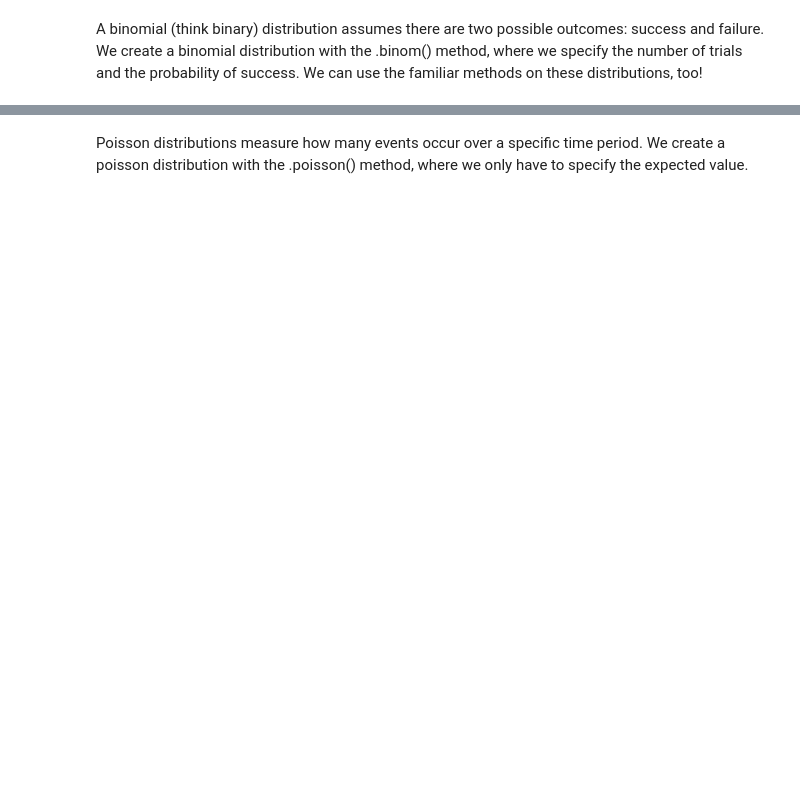
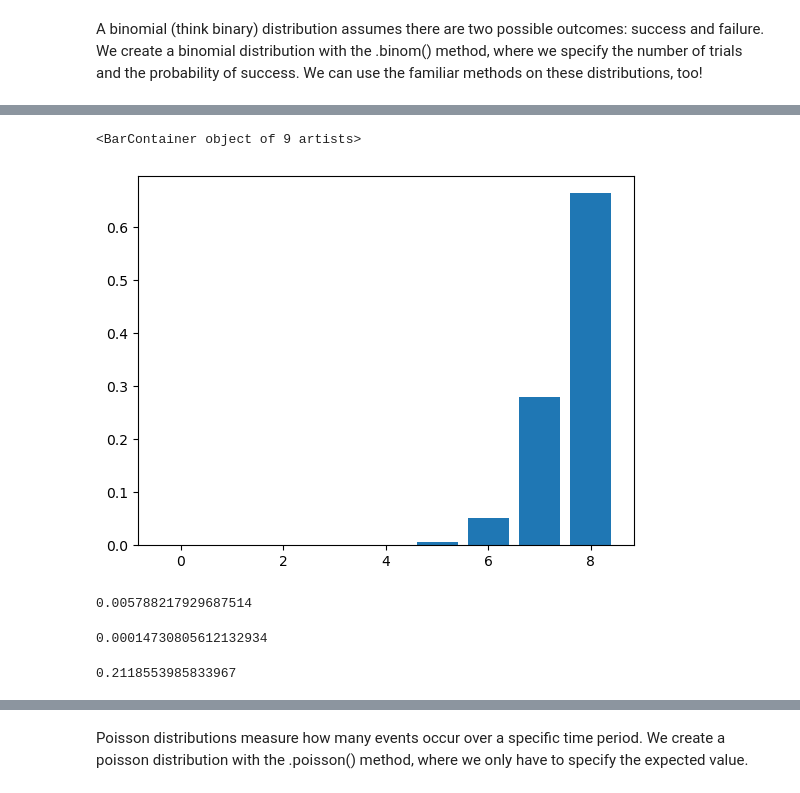
Before and after one commit to Msalazar2/statistics-exercises, a Jupyter notebook: distributions_lesson.ipynb, the cells around one changed output, grey strips where cells are left out. Drawn from its saved outputs; the diff is of its cells as text; code cells hidden in the pictures; blank space fills up the shorter version.

```diff
--- a/distributions_lesson.ipynb
+++ b/distributions_lesson.ipynb
@@ -66,0 +88,3 @@ Normal distributions are for continuous variables. We can create a normal distri
+# %%
+attendance = stats.binom(8, .95)
+attendance
@@ -66,0 +103,3 @@ Normal distributions are for continuous variables. We can create a normal distri
+# %%
+y = [attendance.pmf(i) for i in range(0, 9)]
+y
@@ -66,0 +116,9 @@ Normal distributions are for continuous variables. We can create a normal distri
+# %%
+plt.bar(x = range(0, 9), height = y)
+# %% [output]
+<BarContainer object of 9 artists>
+[figure, added]
+# %%
+attendance.cdf(5)
+# %% [output]
+0.005788217929687514
@@ -66,0 +130,8 @@ Normal distributions are for continuous variables. We can create a normal distri
+# %%
+monthly_sales.pdf(24_000)
+# %% [output]
+0.00014730805612132934
+# %%
+monthly_sales.sf(25_000)
+# %% [output]
+0.2118553985833967
```
Also changed, not shown: parts of 26 cells of this notebook, 7 other files.
